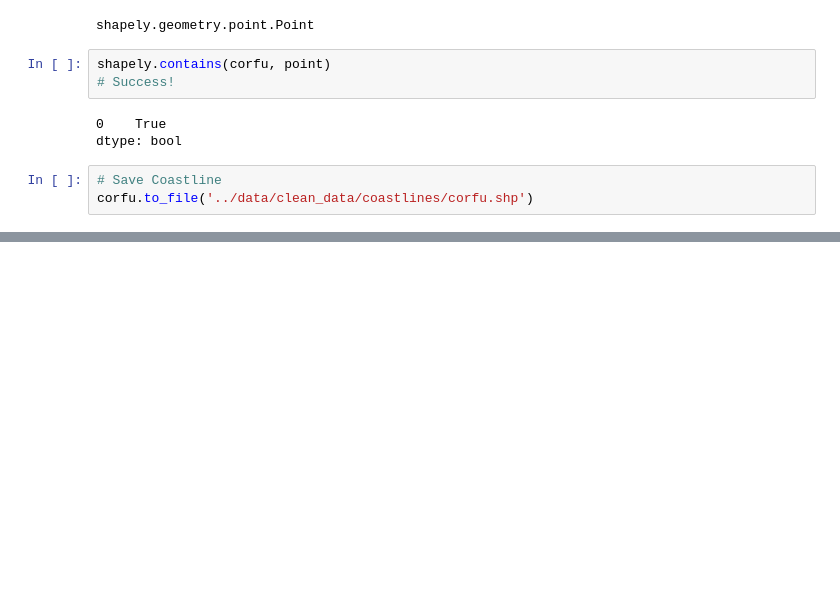
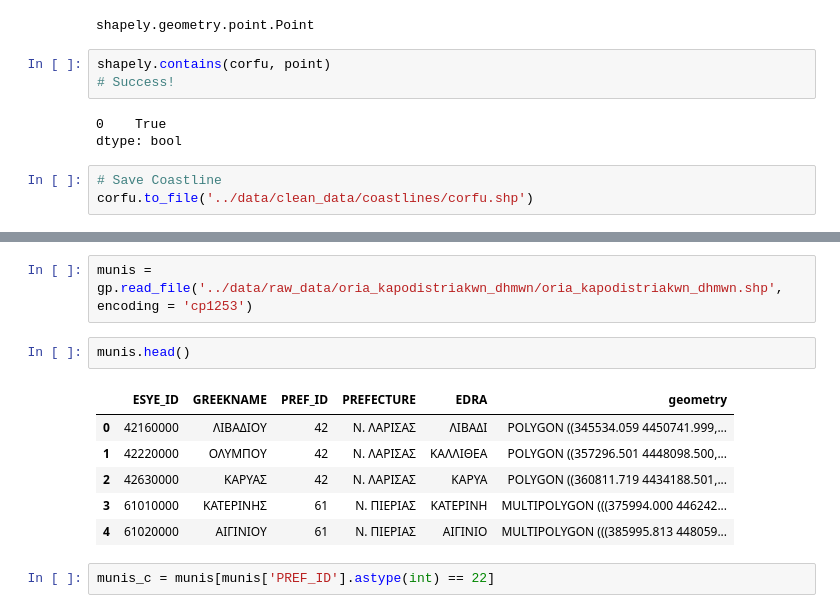
Before and after one commit to bobadams1/house_finder, a Jupyter notebook: code/02_Shoreline_Boundary.ipynb, the cells around one changed output, grey strips where cells are left out. Saved outputs shown, nothing was run; the diff lists cells and outputs as text; blank space fills up the shorter version.

```diff
--- a/code/02_Shoreline_Boundary.ipynb
+++ b/code/02_Shoreline_Boundary.ipynb
@@ -154,0 +163,13 @@ corfu.to_file('../data/clean_data/coastlines/corfu.shp')
+# %%
+munis = gp.read_file('../data/raw_data/oria_kapodistriakwn_dhmwn/oria_kapodistriakwn_dhmwn.shp', encoding = 'cp1253')
+# %%
+munis.head()
+# %% [output]
+|  | ESYE_ID | GREEKNAME | PREF_ID | PREFECTURE | EDRA | geometry |
+| 0 | 42160000 | ΛΙΒΑΔΙΟΥ | 42 | Ν. ΛΑΡΙΣΑΣ | ΛΙΒΑΔΙ | POLYGON ((345534.059 4450741.999,... |
+| 1 | 42220000 | ΟΛΥΜΠΟΥ | 42 | Ν. ΛΑΡΙΣΑΣ | ΚΑΛΛΙΘΕΑ | POLYGON ((357296.501 4448098.500,... |
+| 2 | 42630000 | ΚΑΡΥΑΣ | 42 | Ν. ΛΑΡΙΣΑΣ | ΚΑΡΥΑ | POLYGON ((360811.719 4434188.501,... |
+| 3 | 61010000 | ΚΑΤΕΡΙΝΗΣ | 61 | Ν. ΠΙΕΡΙΑΣ | ΚΑΤΕΡΙΝΗ | MULTIPOLYGON (((375994.000 446242... |
+| 4 | 61020000 | ΑΙΓΙΝΙΟΥ | 61 | Ν. ΠΙΕΡΙΑΣ | ΑΙΓΙΝΙΟ | MULTIPOLYGON (((385995.813 448059... |
+# %%
+munis_c = munis[munis['PREF_ID'].astype(int) == 22]
```
Also changed, not shown: parts of 6 cells of this notebook, 4 other files.
